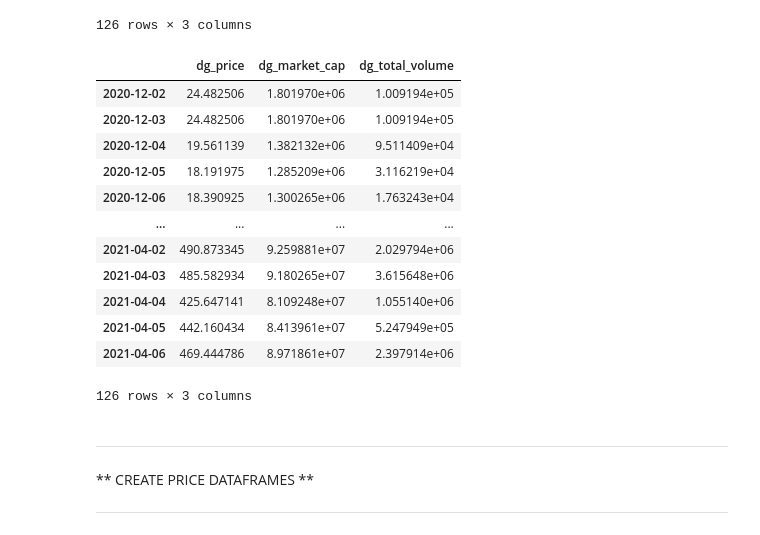
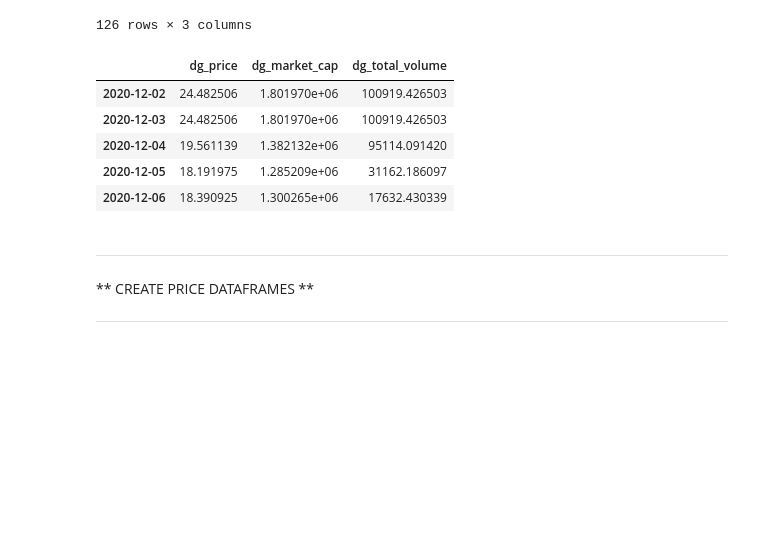
Before and after one commit to Hash3rown/nfty_tree.io, a Jupyter notebook: sandbox/kelso_market_index.ipynb, the cells around one changed output. Saved outputs shown, nothing was run; the diff lists cells and outputs as text; code cells hidden in the pictures; blank space fills up the shorter version.

```diff
--- a/sandbox/kelso_market_index.ipynb
+++ b/sandbox/kelso_market_index.ipynb
@@ -154,45 +154,38 @@ dg_df
 # %%
 atri_df.index = atri_df.index.date
 audio_df.index = audio_df.index.date
 axs_df.index = axs_df.index.date
 bondly_df.index = bondly_df.index.date
 chz_df.index = chz_df.index.date
 cos_df.index = cos_df.index.date
 dego_df.index = dego_df.index.date
 dg_df.index = dg_df.index.date
 enj_df.index = enj_df.index.date
 flow_df.index = flow_df.index.date
 gala_df.index = gala_df.index.date
 get_df.index = get_df.index.date
 mana_df.index = mana_df.index.date
 nftx_df.index = nftx_df.index.date
 ogn_df.index = ogn_df.index.date
 omi_df.index = omi_df.index.date
 rari_df.index = rari_df.index.date
 revv_df.index = revv_df.index.date
 rfox_df.index = rfox_df.index.date
 sand_df.index = sand_df.index.date
 soul_df.index = soul_df.index.date
 theta_df.index = theta_df.index.date
 tvk_df.index = tvk_df.index.date
 uos_df.index = uos_df.index.date
 waxp_df.index = waxp_df.index.date
 whale_df.index = whale_df.index.date
-dg_df
+dg_df.head()
 # %% [output]
 |  | dg_price | dg_market_cap | dg_total_volume |
-| 2020-12-02 | 24.482506 | 1.801970e+06 | 1.009194e+05 |
-| 2020-12-03 | 24.482506 | 1.801970e+06 | 1.009194e+05 |
-| 2020-12-04 | 19.561139 | 1.382132e+06 | 9.511409e+04 |
-| 2020-12-05 | 18.191975 | 1.285209e+06 | 3.116219e+04 |
-| 2020-12-06 | 18.390925 | 1.300265e+06 | 1.763243e+04 |
-| ... | ... | ... | ... |
-| 2021-04-02 | 490.873345 | 9.259881e+07 | 2.029794e+06 |
-| 2021-04-03 | 485.582934 | 9.180265e+07 | 3.615648e+06 |
-| 2021-04-04 | 425.647141 | 8.109248e+07 | 1.055140e+06 |
-| 2021-04-05 | 442.160434 | 8.413961e+07 | 5.247949e+05 |
-| 2021-04-06 | 469.444786 | 8.971861e+07 | 2.397914e+06 |
+| 2020-12-02 | 24.482506 | 1.801970e+06 | 100919.426503 |
+| 2020-12-03 | 24.482506 | 1.801970e+06 | 100919.426503 |
+| 2020-12-04 | 19.561139 | 1.382132e+06 | 95114.091420 |
+| 2020-12-05 | 18.191975 | 1.285209e+06 | 31162.186097 |
+| 2020-12-06 | 18.390925 | 1.300265e+06 | 17632.430339 |
-126 rows × 3 columns
 # %% [markdown]
 ________________________________________________________
 ** CREATE PRICE DATAFRAMES **
```
Also changed, not shown: parts of 8 cells of this notebook.
